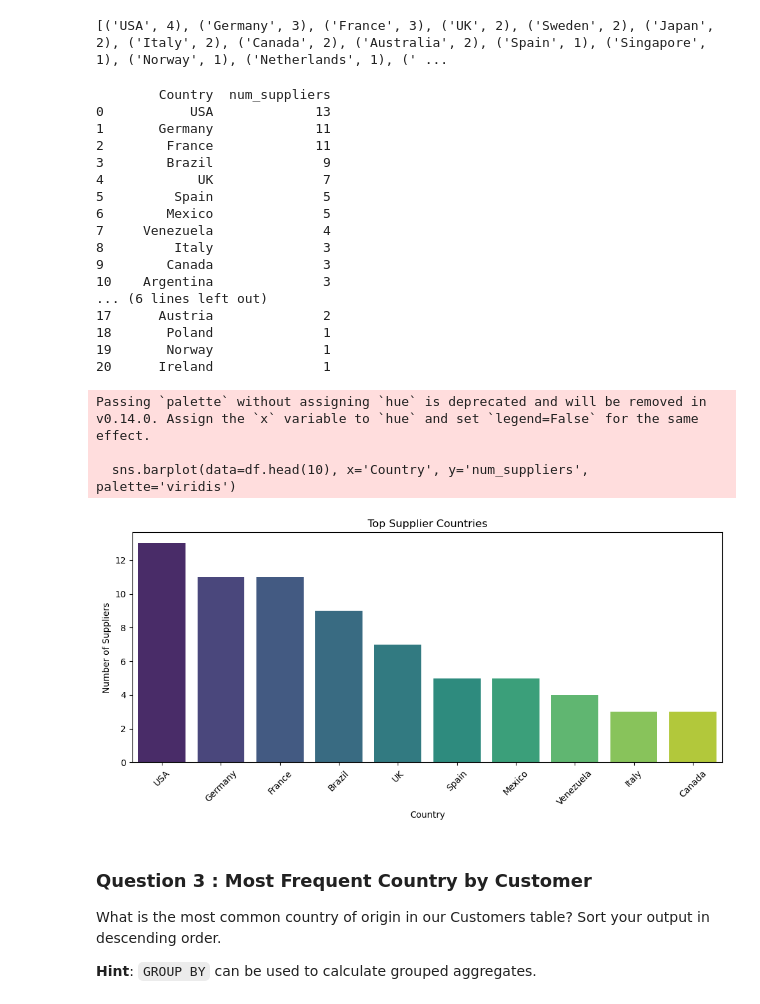
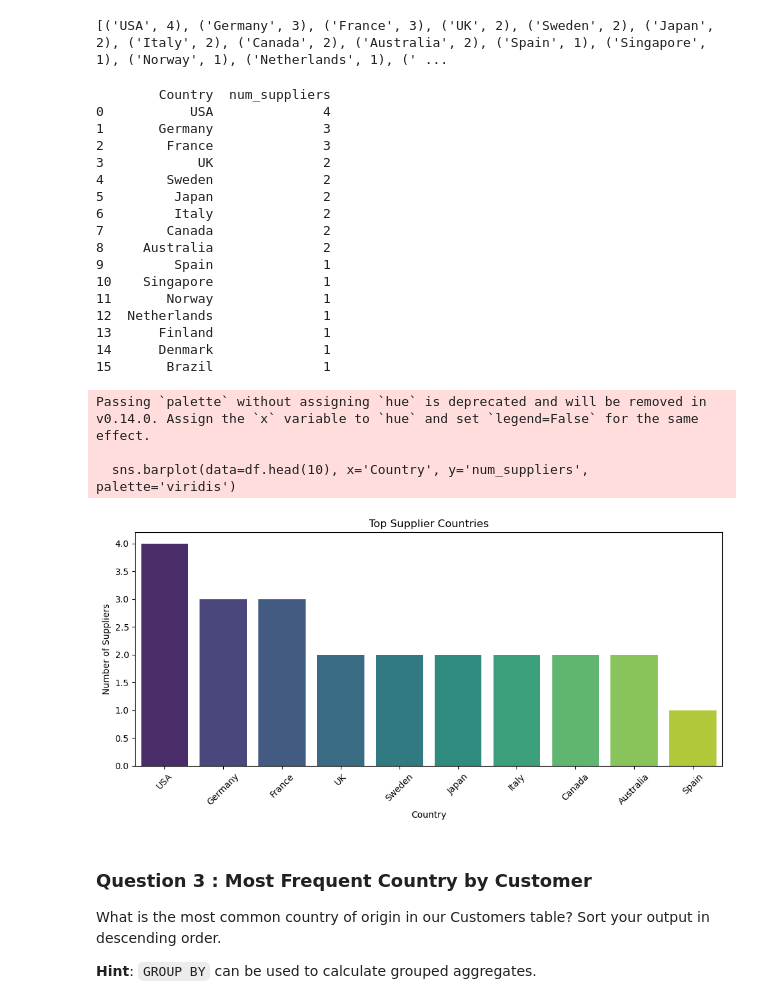
Before and after one commit to Dbell14/Adhoc-SQL-report, a Jupyter notebook: adhoc-sql/adhoc_report.ipynb, the cells around one changed output. Cells and saved outputs as stored; diff of their text form; code cells hidden in the pictures.

Commit message:
Final project submission - all questions answered and visualized

```diff
--- a/adhoc-sql/adhoc_report.ipynb
+++ b/adhoc-sql/adhoc_report.ipynb
@@ -51,48 +51,45 @@ cur.execute("""
 """)
 
 # TODO: Fetch your list of tuples and print it out
-rows = cur.fetchall()
-print(rows)
+suppliers_data = cur.fetchall()
+print(suppliers_data)
 # %% [output]
 [('USA', 4), ('Germany', 3), ('France', 3), ('UK', 2), ('Sweden', 2), ('Japan', 2), ('Italy', 2), ('Canada', 2), ('Australia', 2), ('Spain', 1), ('Singapore', 1), ('Norway', 1), ('Netherlands', 1), (' ...
 # %%
 # TODO: Convert your list of tuples to a dataframe
-df = pd.DataFrame(rows, columns=["Country", "num_suppliers"])
+df = pd.DataFrame(suppliers_data, columns=["Country", "num_suppliers"])
 print(df)
 # TODO: Generate a visualization on this dataframe
-import matplotlib.pyplot as plt
-import seaborn as sns
-
 plt.figure(figsize=(10,5))  # Set size of the chart
 sns.barplot(data=df.head(10), x='Country', y='num_suppliers', palette='viridis')
 plt.title("Top Supplier Countries")
 plt.xlabel("Country")
 plt.ylabel("Number of Suppliers")
 plt.xticks(rotation=45)
 plt.tight_layout()
 plt.show()
 # %% [output]
         Country  num_suppliers
-0           USA             13
-1       Germany             11
-2        France             11
-3        Brazil              9
-4            UK              7
-5         Spain              5
-6        Mexico              5
-7     Venezuela              4
-8         Italy              3
-9        Canada              3
-10    Argentina              3
-... (6 lines left out)
-17      Austria              2
-18       Poland              1
-19       Norway              1
-20      Ireland              1
+0           USA              4
+1       Germany              3
+2        France              3
+3            UK              2
+4        Sweden              2
+5         Japan              2
+6         Italy              2
+7        Canada              2
+8     Australia              2
+9         Spain              1
+10    Singapore              1
+11       Norway              1
+12  Netherlands              1
+13      Finland              1
+14      Denmark              1
+15       Brazil              1
 Passing `palette` without assigning `hue` is deprecated and will be removed in v0.14.0. Assign the `x` variable to `hue` and set `legend=False` for the same effect.
 
   sns.barplot(data=df.head(10), x='Country', y='num_suppliers', palette='viridis')
-[figure, old version]
+[figure, new version]
 # %% [markdown]
 ### Question 3 : Most Frequent Country by Customer
 
```
Also changed, not shown: parts of 19 cells of this notebook.
